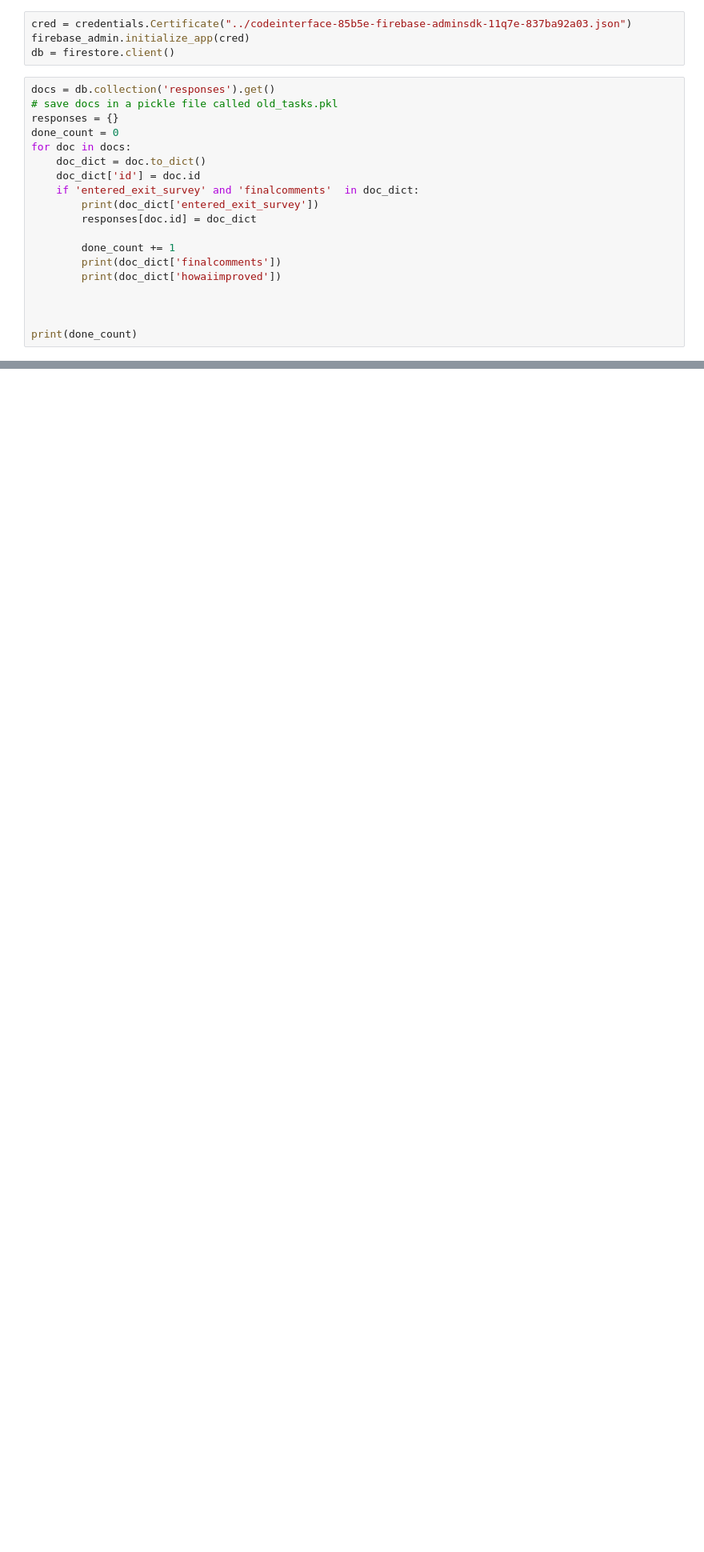
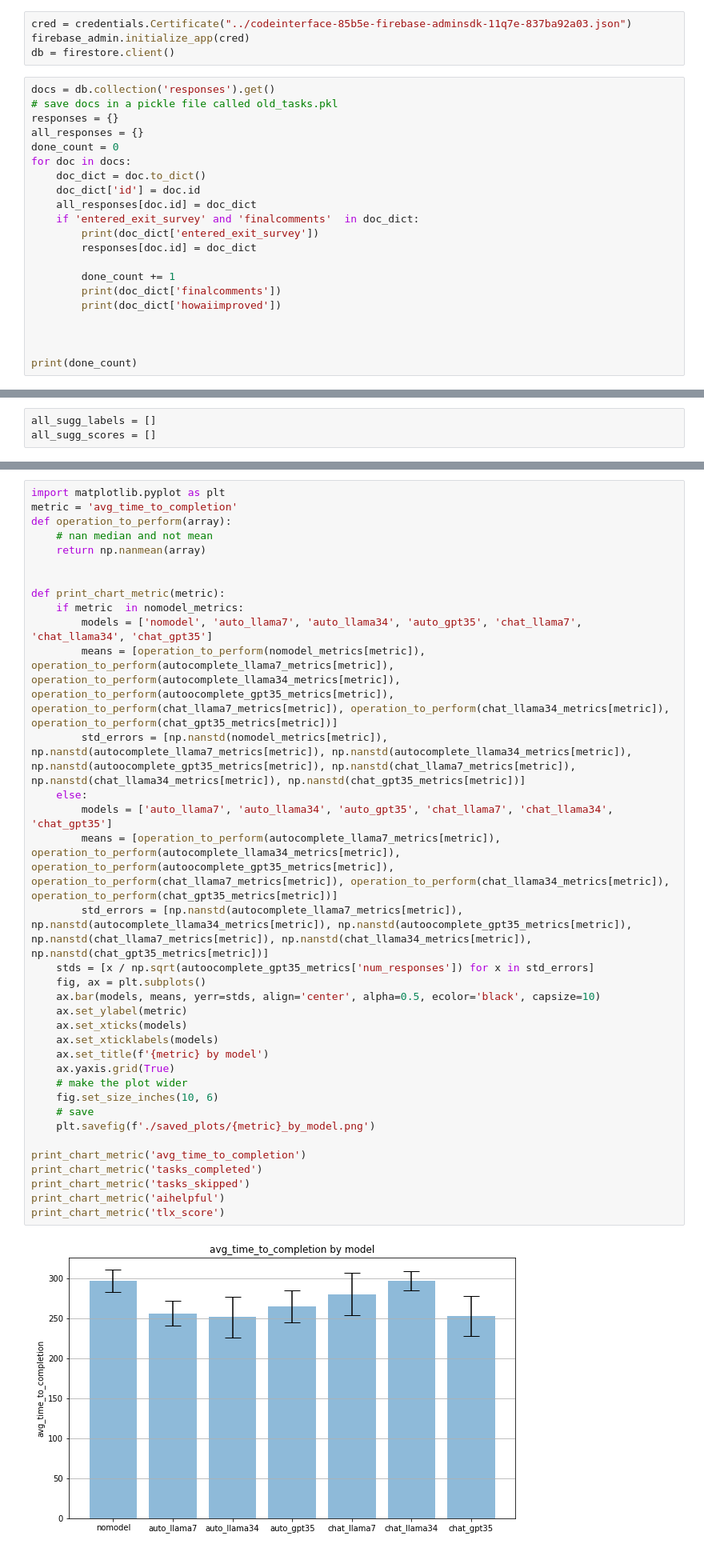
Before and after one commit to clinicalml/realhumaneval, a Jupyter notebook: analysis_study/analyze_results.ipynb, the cells around one changed output, grey strips where cells are left out. Shown at 80% size. Cells and saved outputs as stored; diff of their text form; blank space fills up the shorter version.

```diff
--- a/analysis_study/analyze_results.ipynb
+++ b/analysis_study/analyze_results.ipynb
@@ -14,10 +14,12 @@ db = firestore.client()
 docs = db.collection('responses').get()
 # save docs in a pickle file called old_tasks.pkl
 responses = {}
+all_responses = {}
 done_count = 0
 for doc in docs:
     doc_dict = doc.to_dict()
     doc_dict['id'] = doc.id
+    all_responses[doc.id] = doc_dict
     if 'entered_exit_survey' and 'finalcomments'  in doc_dict:
         print(doc_dict['entered_exit_survey'])
         responses[doc.id] = doc_dict
@@ -50,3 +54,6 @@ none
+# %%
+all_sugg_labels = []
+all_sugg_scores = []
 # %%
 import dateutil.parser as dparser
 
@@ -397,0 +392,37 @@ nomodel_metrics
+# %%
+import matplotlib.pyplot as plt
+metric = 'avg_time_to_completion'
+def operation_to_perform(array):
+    # nan median and not mean
+    return np.nanmean(array)
+
+
+def print_chart_metric(metric):
+    if metric  in nomodel_metrics:
+        models = ['nomodel', 'auto_llama7', 'auto_llama34', 'auto_gpt35', 'chat_llama7', 'chat_llama34', 'chat_gpt35']
+        means = [operation_to_perform(nomodel_metrics[metric]), operation_to_perform(autocomplete_llama7_metrics[metric]), operation_to_perform(autocomplete_llama34_metrics[metric]), operation_to_perform(autoocomplete_gpt35_metrics[metric]), operation_to_perform(chat_llama7_metrics[metric]), operation_to_perform(chat_llama34_metrics[metric]), operation_to_perform(chat_gpt35_metrics[metric])]
+        std_errors = [np.nanstd(nomodel_metrics[metric]), np.nanstd(autocomplete_llama7_metrics[metric]), np.nanstd(autocomplete_llama34_metrics[metric]), np.nanstd(autoocomplete_gpt35_metrics[metric]), np.nanstd(chat_llama7_metrics[metric]), np.nanstd(chat_llama34_metrics[metric]), np.nanstd(chat_gpt35_metrics[metric])]
+    else:
+        models = ['auto_llama7', 'auto_llama34', 'auto_gpt35', 'chat_llama7', 'chat_llama34', 'chat_gpt35']
+        means = [operation_to_perform(autocomplete_llama7_metrics[metric]), operation_to_perform(autocomplete_llama34_metrics[metric]), operation_to_perform(autoocomplete_gpt35_metrics[metric]), operation_to_perform(chat_llama7_metrics[metric]), operation_to_perform(chat_llama34_metrics[metric]), operation_to_perform(chat_gpt35_metrics[metric])]
+        std_errors = [np.nanstd(autocomplete_llama7_metrics[metric]), np.nanstd(autocomplete_llama34_metrics[metric]), np.nanstd(autoocomplete_gpt35_metrics[metric]), np.nanstd(chat_llama7_metrics[metric]), np.nanstd(chat_llama34_metrics[metric]), np.nanstd(chat_gpt35_metrics[metric])]
+    stds = [x / np.sqrt(autoocomplete_gpt35_metrics['num_responses']) for x in std_errors]
+    fig, ax = plt.subplots()
+    ax.bar(models, means, yerr=stds, align='center', alpha=0.5, ecolor='black', capsize=10)
+    ax.set_ylabel(metric)
+    ax.set_xticks(models)
+    ax.set_xticklabels(models)
+    ax.set_title(f'{metric} by model')
+    ax.yaxis.grid(True)
+    # make the plot wider
+    fig.set_size_inches(10, 6)
+    # save
+    plt.savefig(f'./saved_plots/{metric}_by_model.png')
+
+print_chart_metric('avg_time_to_completion')
+print_chart_metric('tasks_completed')
+print_chart_metric('tasks_skipped')
+print_chart_metric('aihelpful')
+print_chart_metric('tlx_score')
+# %% [output]
+[figure, added]
```
Also changed, not shown: parts of 9 cells of this notebook, 21 other files.
